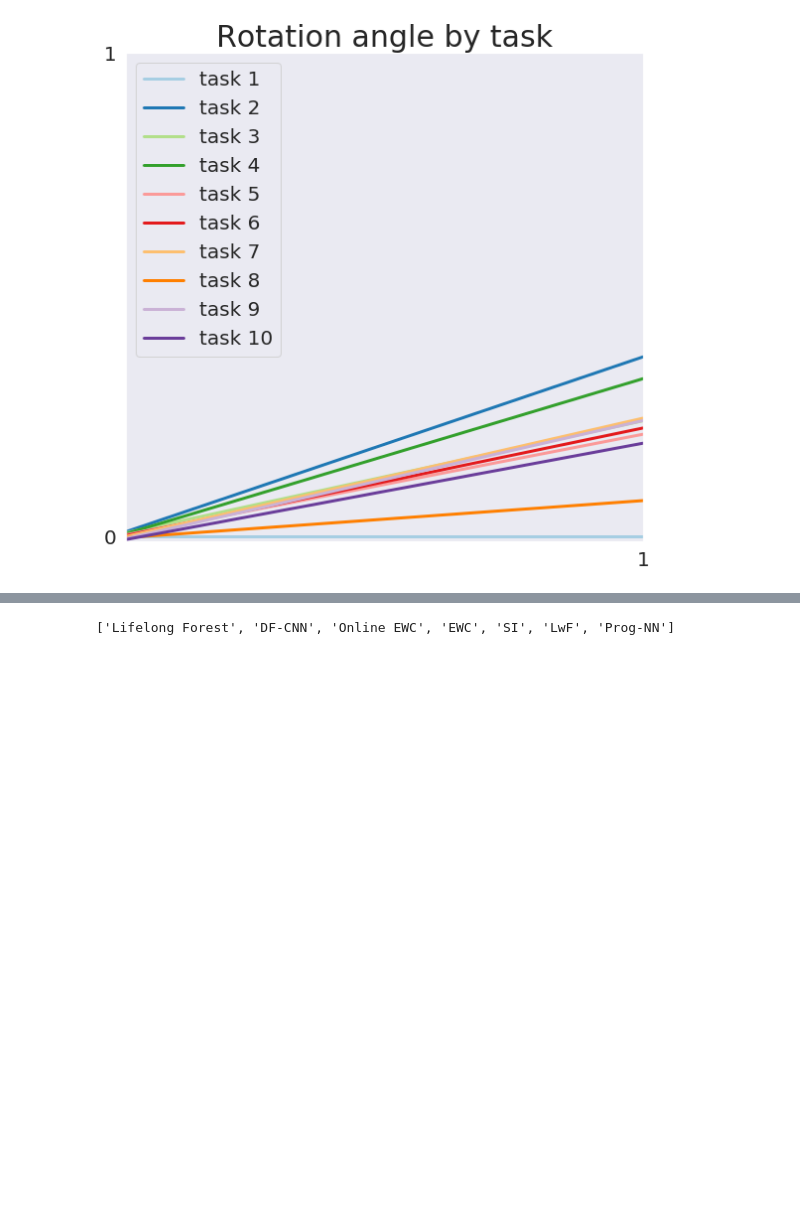
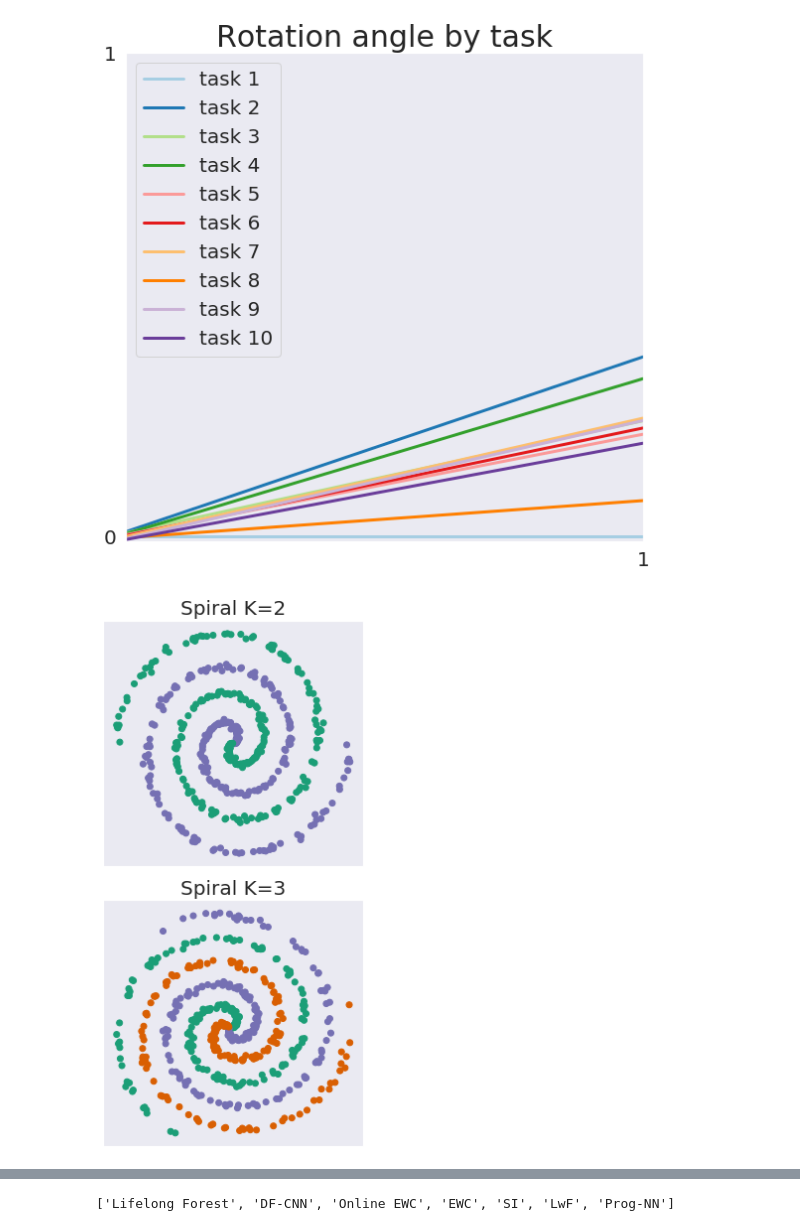
Before and after one commit to neurodata/lifelong-learning, a Jupyter notebook: cef/paper-figs-generator-local.ipynb, the cells around one changed output, grey strips where cells are left out. Cells and saved outputs as stored; diff of their text form; code cells hidden in the pictures; blank space fills up the shorter version.

Commit message:
spirals

```diff
--- a/cef/paper-figs-generator-local.ipynb
+++ b/cef/paper-figs-generator-local.ipynb
@@ -180,7 +180,8 @@ class LifelongForest:
             m = len(test)
             d_ = 1
 
-        class_counts = np.zeros((m, model.n_classes_))
+        size = len(np.unique(y))
+        class_counts = np.zeros((m, size))
         for tree in model:
             # get out of bag indicies
             if in_task:
@@ -195,7 +196,7 @@ class LifelongForest:
             # get all node counts
             node_counts = tree.tree_.n_node_samples
             # get probs for eval samples
-            posterior_class_counts = np.zeros((len(unique_leaf_nodes), model.n_classes_))
+            posterior_class_counts = np.zeros((len(unique_leaf_nodes), size))
 
             for prob_index in prob_indices:
                 temp_node = tree.apply(train[prob_index].reshape(1, -1)).item()
@@ -240,7 +241,8 @@ class LifelongForest:
         task_number: int; task number
         """
 
-        sum_posteriors = np.zeros((test.shape[0], self.n_classes))
+        size=len(np.unique(self.y_[decider]))
+        sum_posteriors = np.zeros((test.shape[0], size))
 
         if representation is 'all':
             for i in range(self.n_tasks):
@@ -1072,3 +1169,45 @@ plt.savefig('rxors_lifelong_random.png', dpi=500)
 # %%
 import pickle
 # pickle.dump(mean_ratios, open('mean_ratios_adversaries.pkl', 'wb'))
+# %%
+np.random.seed(2)
+colors = sns.color_palette('Dark2')
+
+X, labelsX = generate_spirals(500, 2, K=2)
+temp_labelsX = []
+
+Z, labelsZ = generate_spirals(500, 2, K=3)
+temp_labelsZ = []
+
+for i in range(len(labelsX)):
+    if labelsX[i] == 0:
+        temp_labelsX.append(colors[2])
+    else:
+        temp_labelsX.append(colors[0])
+
+for i in range(len(labelsZ)):
+    if labelsZ[i] == 0:
+        temp_labelsZ.append(colors[0])
+    elif labelsZ[i] == 1:
+        temp_labelsZ.append(colors[2])
+    elif labelsZ[i] == 2:
+        temp_labelsZ.append(colors[1])
+
+sns.set()
+fig4 = plt.figure(figsize=(4,8))
+fig4.subplots_adjust(wspace=0.1, hspace=0.1)
+
+ax41 = fig4.add_subplot(2, 1, 1, xticklabels=[], yticklabels=[], xticks=[], yticks=[])
+ax42 = fig4.add_subplot(2, 1, 2, xticklabels=[], yticklabels=[], xticks=[], yticks=[])
+
+
+ax41.scatter(X[:, 0], X[:, 1], c = temp_labelsX)
+ax42.scatter(Z[:, 0], Z[:, 1], c = temp_labelsZ)
+
+ax41.set_title('Spiral K=2', fontsize=20)
+ax42.set_title('Spiral K=3', fontsize=20)
+fig4.tight_layout()
+
+plt.savefig('spirals_tall.png', dpi=500)
+# %% [output]
+[figure, added]
```
Also changed, not shown: parts of 3 cells of this notebook, 14 other files.
